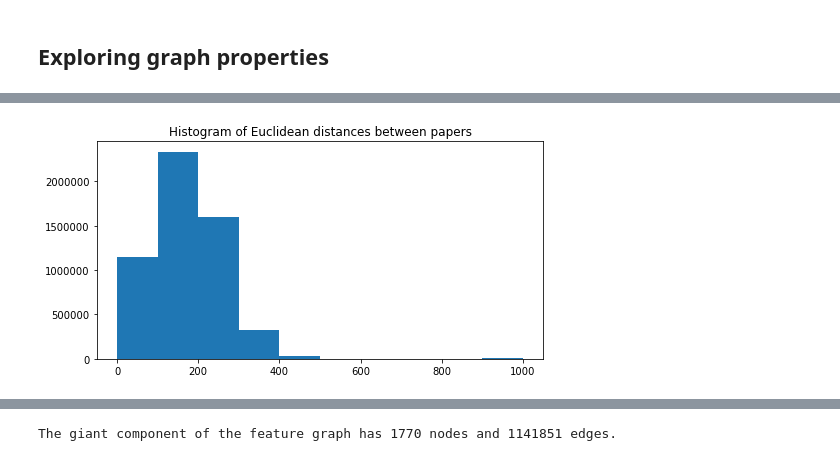
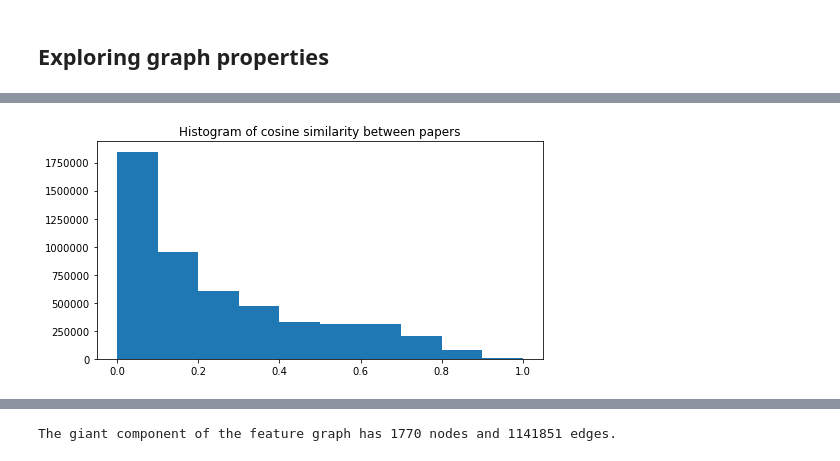
Before and after one commit to aaag97/ntds-projects, a Jupyter notebook: Project/wikipedia.ipynb, the cells around one changed output, grey strips where cells are left out. Drawn from its saved outputs; the diff is of its cells as text; code cells hidden in the pictures.

```diff
--- a/Project/wikipedia.ipynb
+++ b/Project/wikipedia.ipynb
@@ -114,12 +114,18 @@ class DataAquisitionUtils():
         return words_df
 
     @staticmethod
-    def make_features(words, important_words_df):
+    def make_features(words, important_words_df, weights = True):
         explode_df = words.explode('words')
-        explode_df['exist'] = np.ones(len(explode_df))
-        df = pd.DataFrame(words['article']).assign(key = 1).merge(pd.DataFrame(important_words_df['words']).assign(key = 1), on = 'key').drop('key', 1)
-        df2 = df.merge(explode_df, on = ['article','words'] , how = 'left').drop_duplicates().fillna(0)
-        df3 = pd.pivot_table(df2, values = 'exist',  index = 'article', columns=['words'])
+        if (weights == True) :
+            explode_df = explode_df.merge(important_words_df, on = 'words', how = 'right')
+            df = pd.DataFrame(words['article']).assign(key = 1).merge(pd.DataFrame(important_words_df['words']).assign(key = 1), on = 'key').drop('key', 1)
+            df2 = df.merge(explode_df, on = ['article','words'] , how = 'left').drop_duplicates().fillna(0)
+            df3 = pd.pivot_table(df2, values = 'tfidf',  index = 'article', columns=['words'])
+        else :
+            explode_df['exist'] = np.ones(len(explode_df))
+            df = pd.DataFrame(words['article']).assign(key = 1).merge(pd.DataFrame(important_words_df['words']).assign(key = 1), on = 'key').drop('key', 1)
+            df2 = df.merge(explode_df, on = ['article','words'] , how = 'left').drop_duplicates().fillna(0)
+            df3 = pd.pivot_table(df2, values = 'exist',  index = 'article', columns=['words'])
         display(df3.head(10))
         features = df3.values
         return features
@@ -281,6 +279,6 @@ To retain the current behavior and silence the warning, pass 'sort=True'.
 # %%
-TF_IDF_religion = nlpu.TF_IDF(religion_df, 500)
-TF_IDF_science = nlpu.TF_IDF(science_df, 500)
+TF_IDF_religion = nlpu.TF_IDF(religion_df, 50)
+TF_IDF_science = nlpu.TF_IDF(science_df, 50)
 important_words_df = pd.concat([TF_IDF_religion, TF_IDF_science])
 important_words_df['words'] = important_words_df.index
 important_words_df = important_words_df.drop_duplicates(subset = ['words'])
@@ -419,6 +443,12 @@ class VisUtils():
         return (eigenvectors[:,1:dim+1])
 # %% [markdown]
 ## Exploring graph properties
+# %%
+from numpy import dot
+from numpy.linalg import norm
+
+def cosine(a,b):
+    cos_sim = dot(a, b)/(norm(a)*norm(b))
+    return cos_sim
 # %%
-# computing the distances between the articles
-distances = np.array([[(np.sum((features[i,:]-features[j,:])**2)) for i in range(0,features.shape[0]) ] for j in range(0,features.shape[0])]).reshape(features.shape[0],-1)
+distances = np.array([[cosine(features[i,:],features[j,:]) for i in range(0,features.shape[0]) ] for j in range(0,features.shape[0])]).reshape(features.shape[0],-1)
@@ -443,6 +455,6 @@ array([4.000e+00, 3.700e+01, 2.000e+00, 1.160e+02, 5.980e+02, 8.900e+01,
 # %%
 plt.figure(1, figsize=(8, 4))
-plt.title("Histogram of Euclidean distances between papers")
+plt.title("Histogram of cosine similarity between papers")
 plt.hist(distances.flatten());
 # %% [output]
-[figure, old version]
+[figure, new version]
```
Also changed, not shown: parts of 22 cells of this notebook.
